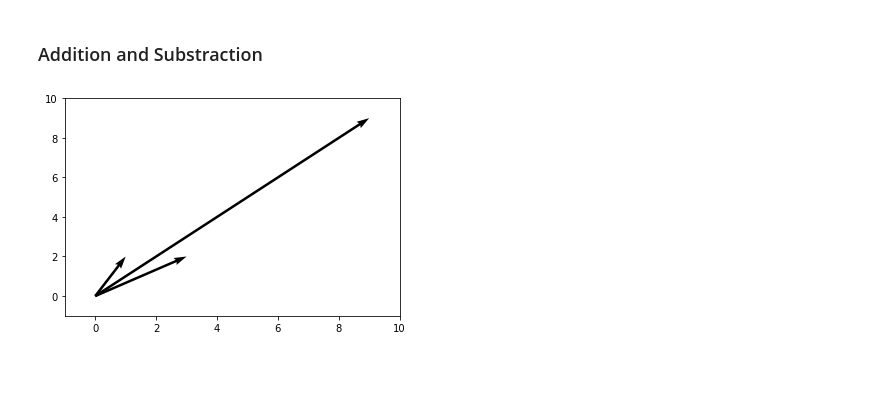
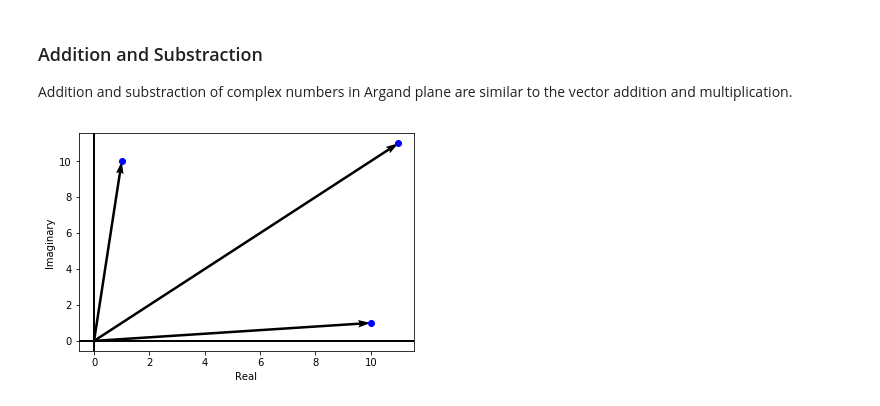
Before and after one commit to tmbumaths/python-workshop, a Jupyter notebook: docs/Plotting.ipynb, the cells around one changed output. Cells and saved outputs as stored; diff of their text form; code cells hidden in the pictures; blank space fills up the shorter version.

```diff
--- a/docs/Plotting.ipynb
+++ b/docs/Plotting.ipynb
@@ -55,4 +16,0 @@ plt.show()
-# %%
-a =  [0. +6.j,  1. +7.j,  2. +8.j,  3. +9.j,  4.+10.j]
-for x in a:
-    plt.polar([0,angle(x)],[0,abs(x)],marker='o')
@@ -61,17 +17,9 @@ for x in a:
-# %% [markdown]
-### Addition and Substraction
-# %%
-import numpy as np
-import matplotlib.pyplot as plt
-
-soa = np.array([[0, 0, 3, 2], [0, 0, 1, 2], [0, 0, 9, 9]])
-X, Y, U, V = zip(*soa)
-plt.figure()
-ax = plt.gca()
-ax.quiver(X, Y, U, V, angles='xy', scale_units='xy', scale=1)
-ax.set_xlim([-1, 10])
-ax.set_ylim([-1, 10])
-plt.draw()
-plt.show()
-# %% [output]
-[figure, removed]
+# %% [markdown]
+### Addition and Substraction
+
+Addition and substraction of complex numbers in Argand plane are similar to the vector addition and multiplication.
+# %%
+[argand(x, vector=True) for x in [1+10j, 10+1j, 1+10j + 10+1j]]
+plt.show()
+# %% [output]
+[figure, added]
```
Also changed, not shown: parts of 12 cells of this notebook, 2 other files.
